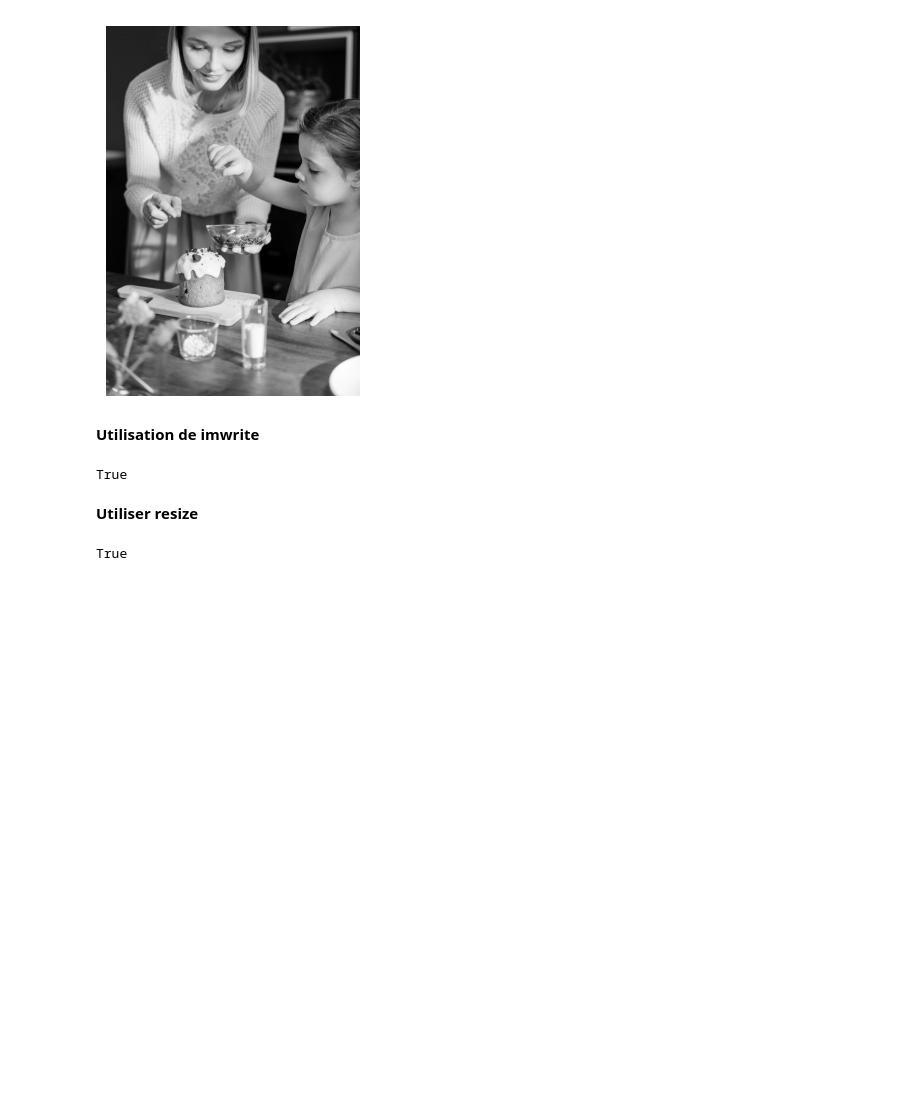
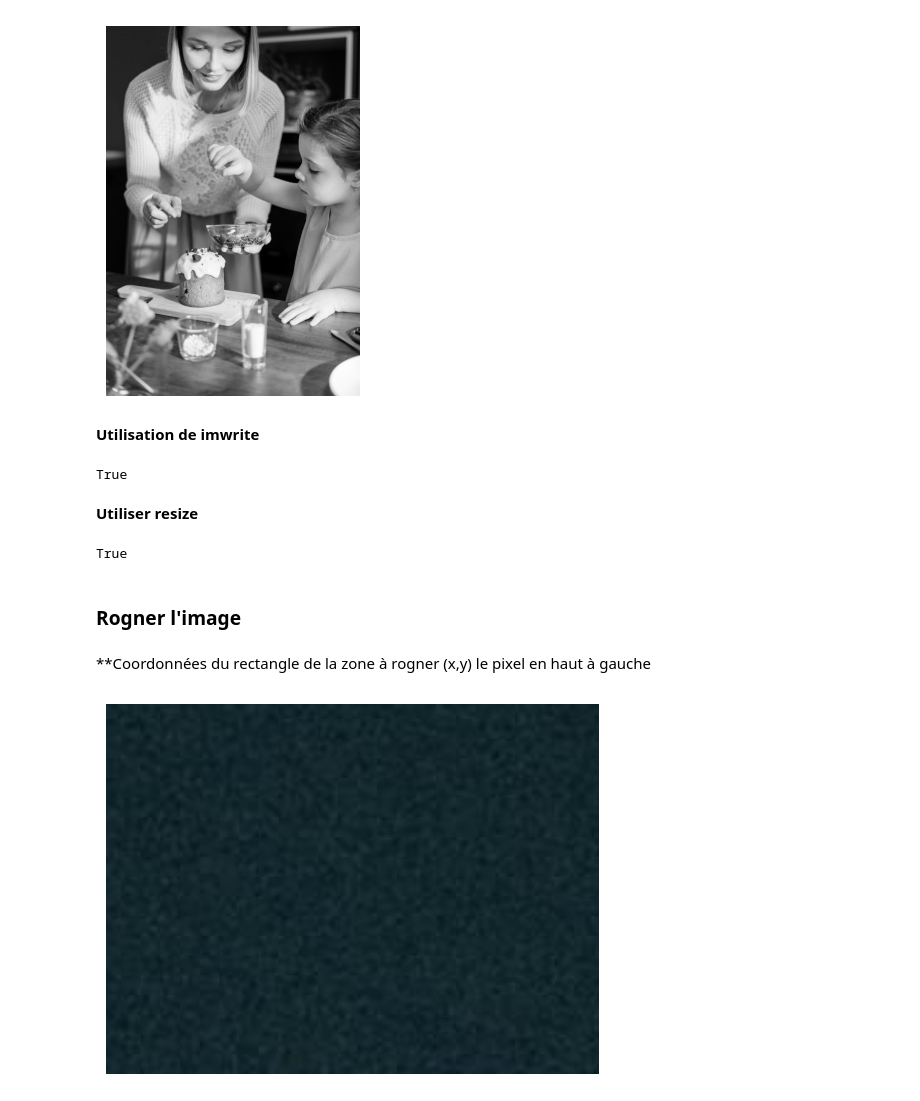
Before and after one commit to BatataNatna/Reconnaissance_S1, a Jupyter notebook: Reconnaissance_S1.ipynb, the cells around one changed output. Drawn from its saved outputs; the diff is of its cells as text; code cells hidden in the pictures; blank space fills up the shorter version.

Commit message:
Rogner

```diff
--- a/Reconnaissance_S1.ipynb
+++ b/Reconnaissance_S1.ipynb
@@ -42,3 +42,20 @@ resized_image = cv2.resize(gray_image, (new_width, new_height))
 cv2.imwrite("resized_gray_image.png", resized_image)
 # %% [output]
 True
+# %% [markdown]
+### Rogner l'image
+# %% [markdown]
+**Coordonnées du rectangle de la zone à rogner  (x,y) le pixel en haut à gauche
+# %%
+x = 10
+y = 50
+width = 200
+height = 150
+
+
+cropped_image = image[y:y+height, x:x+width]
+plt.imshow(cv2.cvtColor(cropped_image, cv2.COLOR_BGR2RGB))
+plt.axis('off')
+plt.show()
+# %% [output]
+[figure, added]
```
